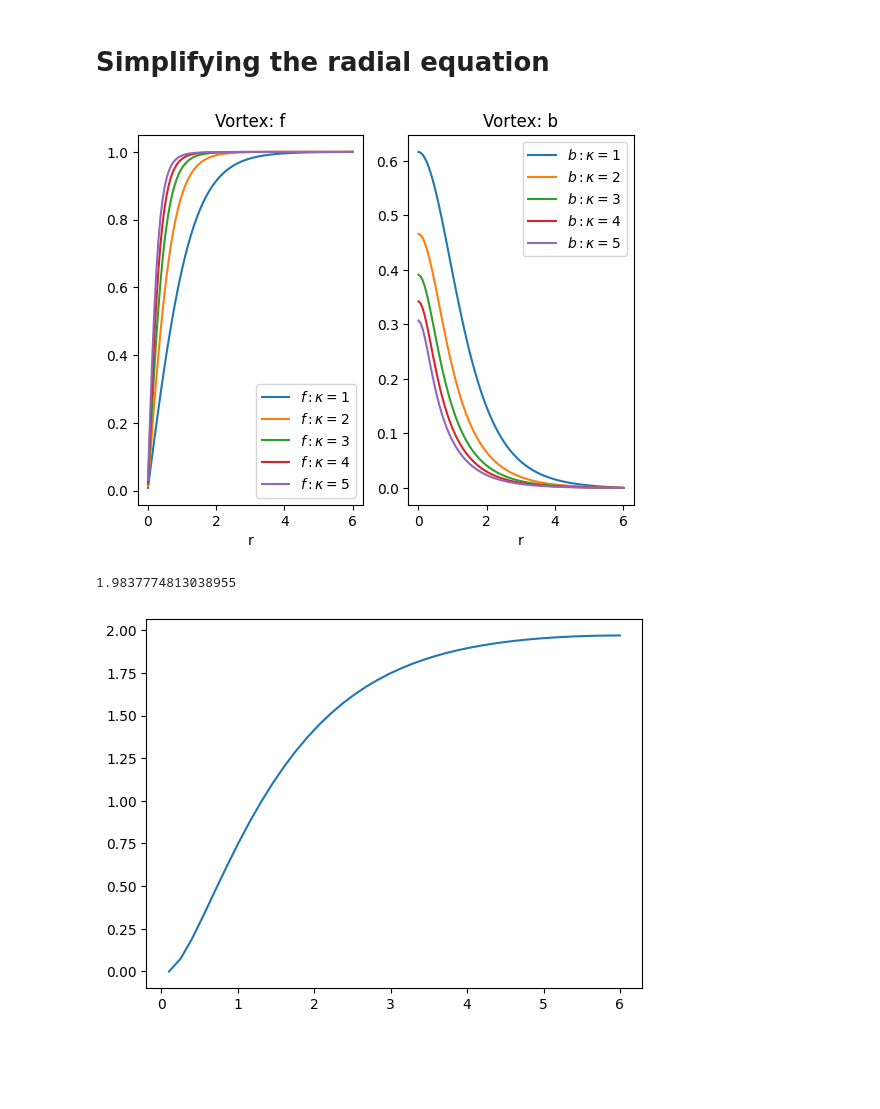
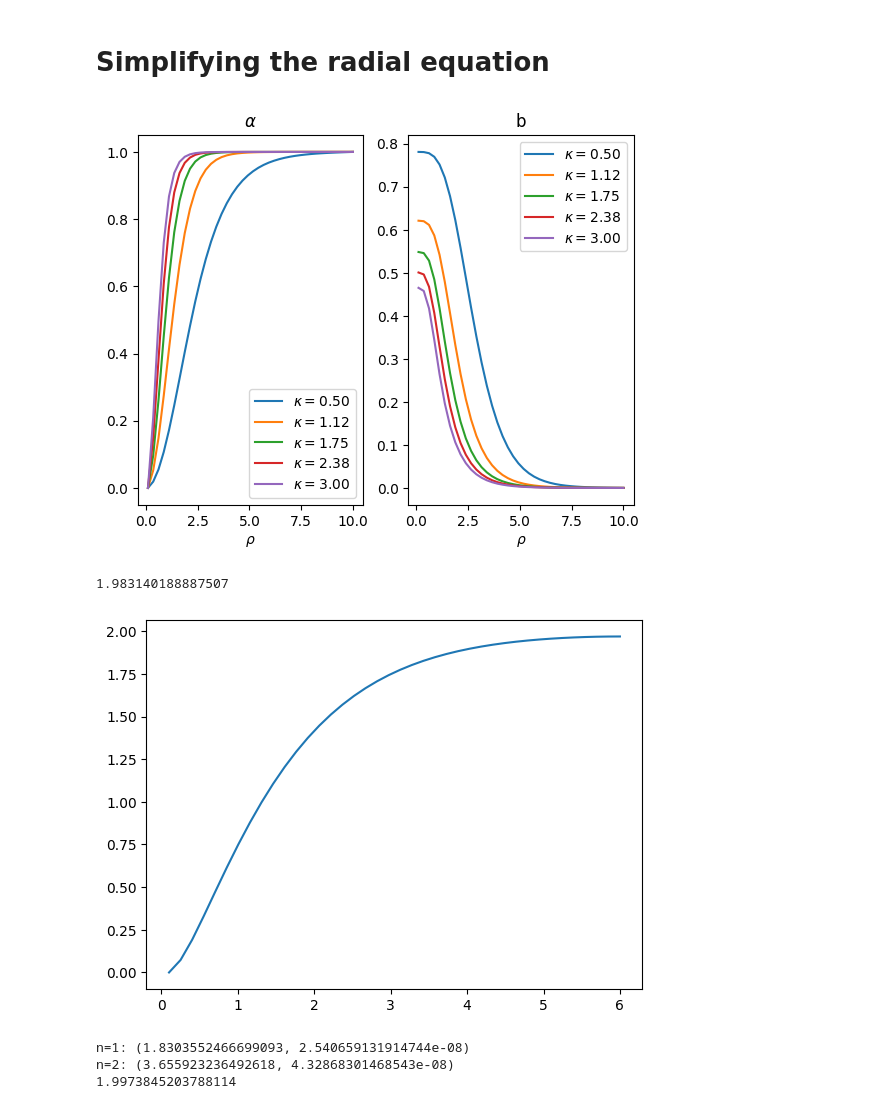
Before and after one commit to drmikecooke/glbook, a Jupyter notebook: _build/jupyter_execute/practice/farho.ipynb, the cells around one changed output. Drawn from its saved outputs; the diff is of its cells as text; code cells hidden in the pictures; blank space fills up the shorter version.

Commit message:
Vortex energy

```diff
--- a/_build/jupyter_execute/practice/farho.ipynb
+++ b/_build/jupyter_execute/practice/farho.ipynb
@@ -13,7 +13,7 @@ def glrho(kappa,n,a,b):
     ank=rhoank/x
     return np.vstack((df, kappa*kappa*f*(f**2+ank**2-1)-df/x,x*b,ank*f**2))
   def bc(Ya, Yb):
-    return np.array([a*Ya[1]-Ya[0], Yb[0]-1, Ya[2],Yb[3]])
+    return np.array([Ya[0], Yb[0]-1, Ya[2],Yb[3]])
   rng=[a, b]
   x = np.linspace(*rng, nodes)
   Y = np.zeros((4, x.size))
@@ -23,7 +23,7 @@ def glrho(kappa,n,a,b):
 
 def glrplot(kappa,n,a,b,tex):
   sol=glrho(kappa,n,a,b)
-  r_plot = np.linspace(a,b, 100)
+  r_plot = np.linspace(a,b, 40)
   plots=sol.sol(r_plot)
   f=plots[0] # f
   plt.subplot(1, 2, 1)
@@ -32,26 +32,34 @@ def glrplot(kappa,n,a,b,tex):
   b = plots[3] # b=da+a/x
   plt.plot(r_plot, b,label=f"$b: {tex}$")
   return 0
-# %%
-n=-1 # -1 give positive b field
-a,b=0.01,6
-for kappa in range(1,6):
-  glrplot(kappa,n,a,b,f"\kappa={kappa}")
-
-plt.subplot(1, 2, 1)
-plt.xlabel("r")
-plt.title(f"Vortex: f")
-plt.legend()
-plt.subplot(1, 2, 2)
-plt.xlabel("r")
-plt.title(f"Vortex: b")
-plt.legend()
-plt.show()
-# %% [output]
-[figure, removed]
+# %%
+import matplotlib.pyplot as plt
+import numpy as np
+
+fig, (ax1, ax2) = plt.subplots(1, 2)
+#fig.suptitle(f'$\\kappa={kappa}$')
+ax1.set_xlabel('$\\rho$')
+ax1.set_title("$\\alpha$")
+ax2.set_xlabel('$\\rho$')
+ax2.set_title('b')
+
+n=-2 # -1 give positive b field
+a,b=0.1,10
+for kappa in np.linspace(0.5,3,5):
+  sol=glrho(kappa,n,a,b)
+  R=np.linspace(sol.x[0],sol.x[-1],40)
+  S=sol.sol(R)
+  ax1.plot(R, S[0],label=f"$\\kappa={kappa:.2f}$")
+  ax2.plot(R, S[3],label=f"$\\kappa={kappa:.2f}$")
+  #plt.subplots_adjust(left=-0.1,right=0.9)
+ax1.legend()
+ax2.legend()
+plt.show()
+# %% [output]
+[figure, added]
 # %%
 kappa=10
-n=-2 # -1 give positive b field
+n=-2 # negative value gives positive b field
 a,b=0.1,6
 sol=glrho(kappa,n,a,b)
 R=np.linspace(sol.x[0],sol.x[-1],40)
@@ -65,5 +73,33 @@ def rhob(rho):
 int=quad(rhob,0,6)
 print(int[0]*kappa)
 # %% [output]
-1.9837774813038955
+1.983140188887507
 [figure]
+# %%
+#dG/drho
+n=-2 # -1 give positive b field
+a,b=0.1,8
+kappa=.75
+sol=glrho(kappa,-1,a,b)
+
+def dGdrho(sol):
+  def dg(rho):
+    alpha,dalpha,rhoa,b=sol.sol(rho)
+    return rho*(-alpha**4/2+b**2+1/2)
+  return dg
+R=np.linspace(sol.x[0],sol.x[-1],80)
+S=sol.sol(R)
+E1=R*(-S[0]**4/2+S[3]**2+1/2)
+G1=quad(dGdrho(sol),a,b)
+print("n=1:",G1)
+sol=glrho(kappa,-2,a,b)
+R=np.linspace(sol.x[0],sol.x[-1],80)
+S=sol.sol(R)
+E2=R*(-S[0]**4/2+S[3]**2+1/2)
+G2=quad(dGdrho(sol),a,b)
+print("n=2:",G2)
+print(G2[0]/G1[0])
+# %% [output]
+n=1: (1.8303552466699093, 2.540659131914744e-08)
+n=2: (3.655923236492618, 4.32868301468543e-08)
+1.9973845203788114
```
Also changed, not shown: parts of 2 cells of this notebook, 39 other files.
